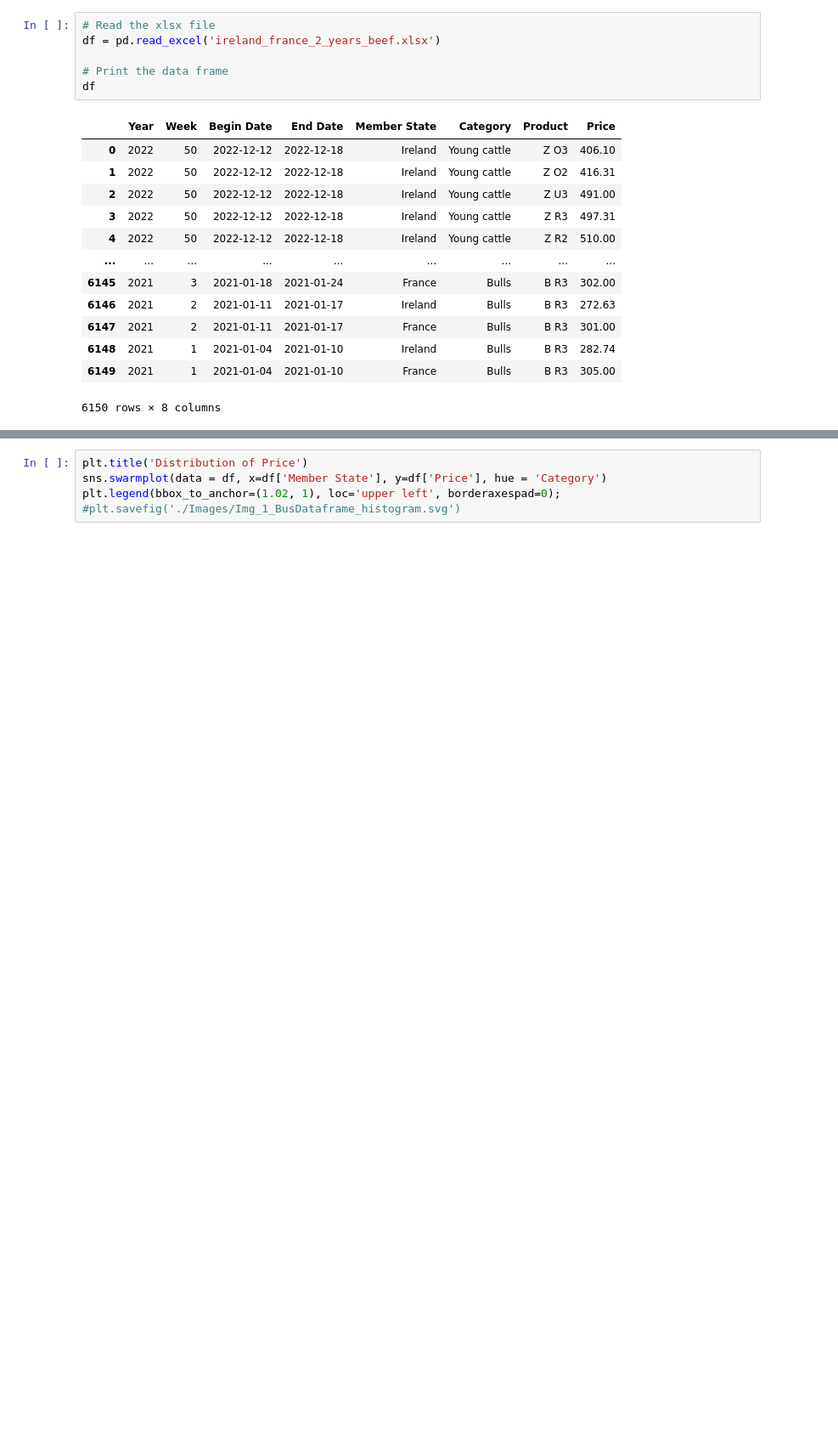
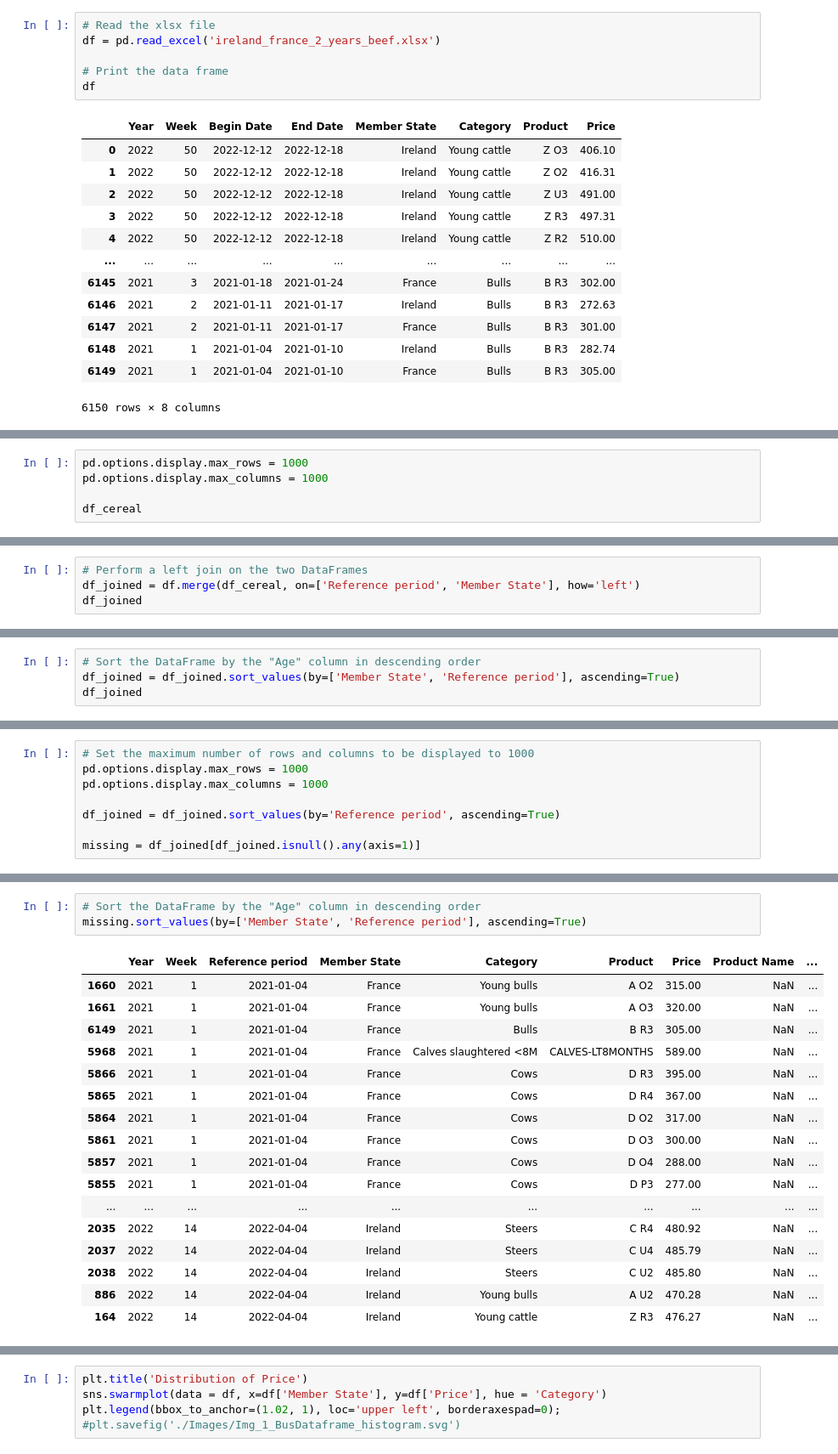
Before and after one commit to sba22222/CA2, a Jupyter notebook: CA2_TAKE2.ipynb, the cells around one changed output, grey strips where cells are left out. Shown at 85% size. Cells and saved outputs as stored; diff of their text form; blank space fills up the shorter version.

Commit message:
added new dataset need to impute missing values

```diff
--- a/CA2_TAKE2.ipynb
+++ b/CA2_TAKE2.ipynb
@@ -35,0 +140,5 @@ df
+# %%
+pd.options.display.max_rows = 1000
+pd.options.display.max_columns = 1000
+
+df_cereal
@@ -35,0 +163,4 @@ df
+# %%
+# Perform a left join on the two DataFrames
+df_joined = df.merge(df_cereal, on=['Reference period', 'Member State'], how='left')
+df_joined
@@ -35,0 +181,4 @@ df
+# %%
+# Sort the DataFrame by the "Age" column in descending order
+df_joined = df_joined.sort_values(by=['Member State', 'Reference period'], ascending=True)
+df_joined
@@ -35,0 +213,8 @@ df
+# %%
+# Set the maximum number of rows and columns to be displayed to 1000
+pd.options.display.max_rows = 1000
+pd.options.display.max_columns = 1000
+
+df_joined = df_joined.sort_values(by='Reference period', ascending=True)
+
+missing = df_joined[df_joined.isnull().any(axis=1)]
@@ -35,0 +231,21 @@ df
+# %%
+# Sort the DataFrame by the "Age" column in descending order
+missing.sort_values(by=['Member State', 'Reference period'], ascending=True)
+# %% [output]
+|  | Year | Week | Reference period | Member State | Category | Product | Price | Product Name | ... |
+| 1660 | 2021 | 1 | 2021-01-04 | France | Young bulls | A O2 | 315.00 | NaN | ... |
+| 1661 | 2021 | 1 | 2021-01-04 | France | Young bulls | A O3 | 320.00 | NaN | ... |
+| 6149 | 2021 | 1 | 2021-01-04 | France | Bulls | B R3 | 305.00 | NaN | ... |
+| 5968 | 2021 | 1 | 2021-01-04 | France | Calves slaughtered <8M | CALVES-LT8MONTHS | 589.00 | NaN | ... |
+| 5866 | 2021 | 1 | 2021-01-04 | France | Cows | D R3 | 395.00 | NaN | ... |
+| 5865 | 2021 | 1 | 2021-01-04 | France | Cows | D R4 | 367.00 | NaN | ... |
+| 5864 | 2021 | 1 | 2021-01-04 | France | Cows | D O2 | 317.00 | NaN | ... |
+| 5861 | 2021 | 1 | 2021-01-04 | France | Cows | D O3 | 300.00 | NaN | ... |
+| 5857 | 2021 | 1 | 2021-01-04 | France | Cows | D O4 | 288.00 | NaN | ... |
+| 5855 | 2021 | 1 | 2021-01-04 | France | Cows | D P3 | 277.00 | NaN | ... |
+| ... | ... | ... | ... | ... | ... | ... | ... | ... | ... |
+| 2035 | 2022 | 14 | 2022-04-04 | Ireland | Steers | C R4 | 480.92 | NaN | ... |
+| 2037 | 2022 | 14 | 2022-04-04 | Ireland | Steers | C U4 | 485.79 | NaN | ... |
+| 2038 | 2022 | 14 | 2022-04-04 | Ireland | Steers | C U2 | 485.80 | NaN | ... |
+| 886 | 2022 | 14 | 2022-04-04 | Ireland | Young bulls | A U2 | 470.28 | NaN | ... |
+| 164 | 2022 | 14 | 2022-04-04 | Ireland | Young cattle | Z R3 | 476.27 | NaN | ... |
```
Also changed, not shown: parts of 49 cells of this notebook.
